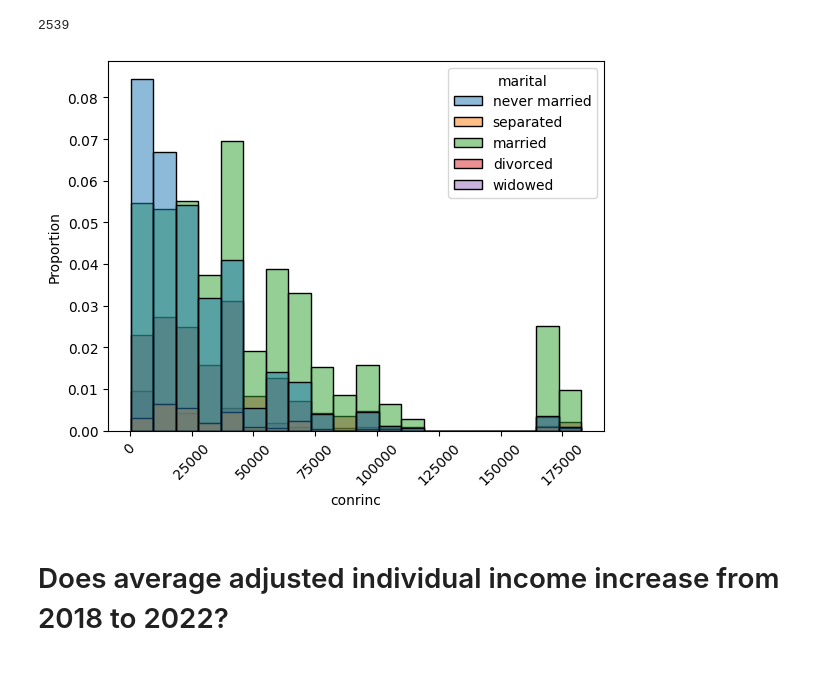
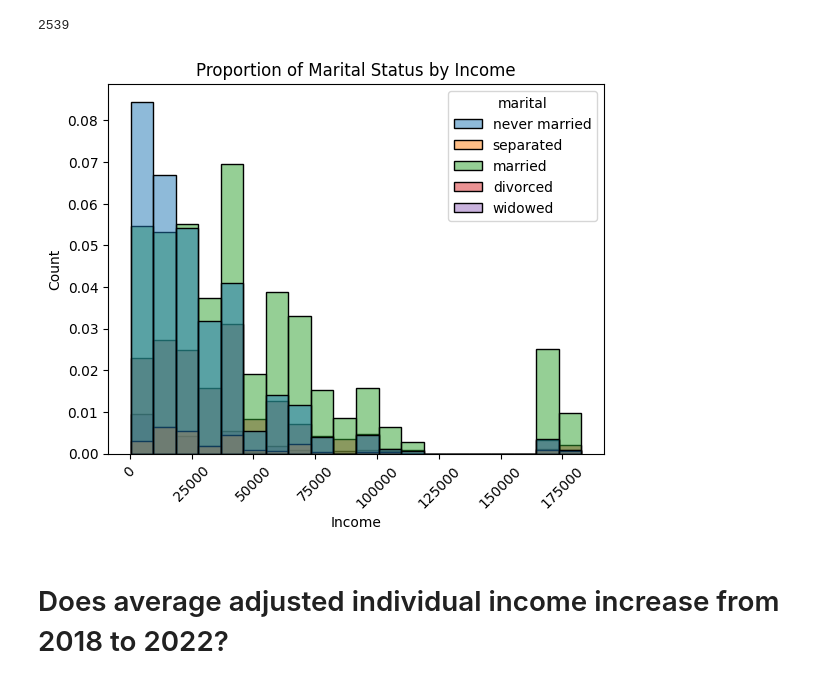
Before and after one commit to imdressel/project_gss, a Jupyter notebook: GSS_Rhiannon's_part.ipynb, the cells around one changed output. Cells and saved outputs as stored; diff of their text form; code cells hidden in the pictures.

```diff
--- a/GSS_Rhiannon's_part.ipynb
+++ b/GSS_Rhiannon's_part.ipynb
@@ -31,10 +31,13 @@ income.isna().sum() #2,539 NA values
 # %%
 #Grouped Histogram of Marriage vs. Income
 sns.histplot(data=df,x='conrinc',hue='marital',stat='proportion', bins=20)
+plt.title('Proportion of Marital Status by Income')
+plt.xlabel('Income')
+plt.ylabel('Count')
 plt.xticks(rotation=45)
 plt.show()
 # %% [output]
-[figure, old version]
+[figure, new version]
 # %% [markdown]
 # Does average adjusted individual income increase from 2018 to 2022?
 # %%
```
Also changed, not shown: parts of 13 cells of this notebook.
